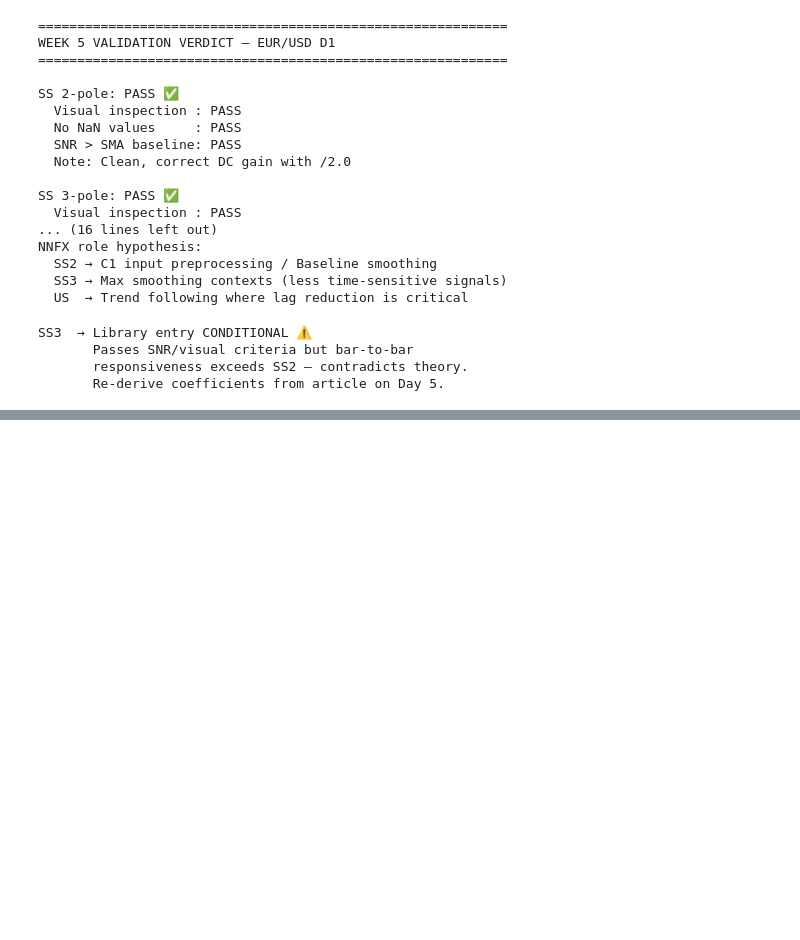
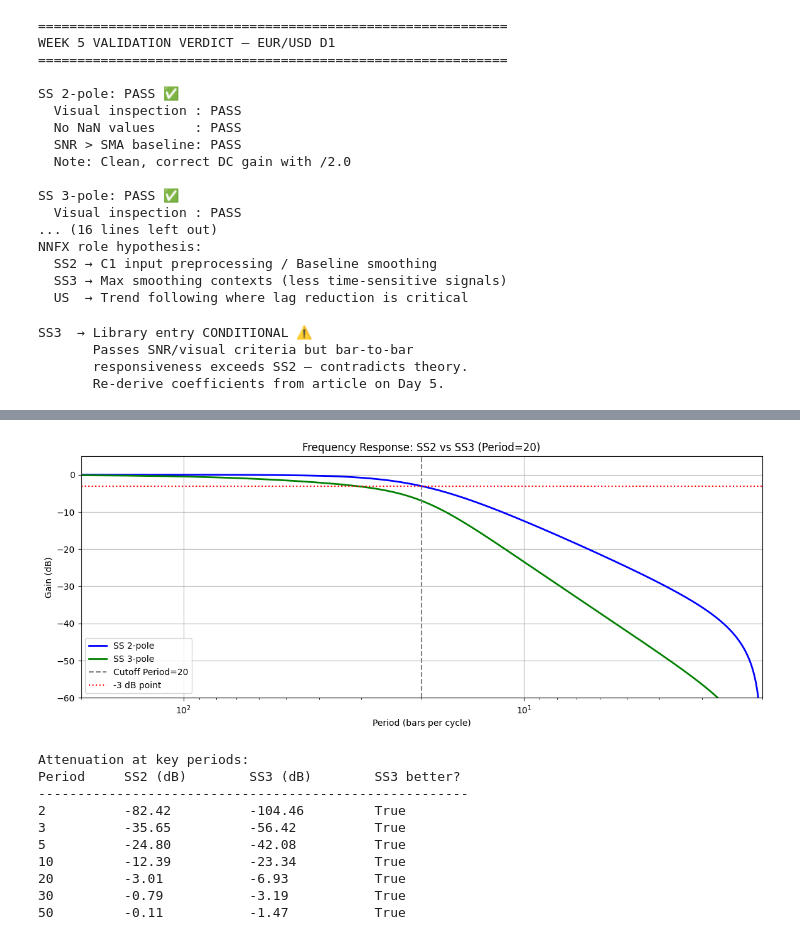
Before and after one commit to eyalperel/fx-trading-systems, a Jupyter notebook: analysis/notebooks/SuperSmoother_Analysis.ipynb, the cells around one changed output, grey strips where cells are left out. Saved outputs shown, nothing was run; the diff lists cells and outputs as text; code cells hidden in the pictures; blank space fills up the shorter version.

```diff
--- a/analysis/notebooks/SuperSmoother_Analysis.ipynb
+++ b/analysis/notebooks/SuperSmoother_Analysis.ipynb
@@ -336,0 +389,75 @@ SS3  → Library entry CONDITIONAL ⚠️
+# %%
+# Investigate SS3 frequency response
+# Compare how much each filter attenuates at different frequencies
+from scipy import signal as sig
+import numpy as np
+
+Period = 20
+fs = 1.0  # 1 sample per bar
+
+# SS2 coefficients
+c1_2 = math.exp(-math.sqrt(2.0) * math.pi / Period)
+b1_2 = 2.0 * c1_2 * math.cos(math.sqrt(2.0) * math.pi / Period)
+c0_2 = (1.0 - b1_2 + c1_2**2) / 2.0
+
+# SS2 as IIR filter: b = feedforward, a = feedback
+b_ss2 = [c0_2, c0_2]
+a_ss2 = [1.0, -b1_2, c1_2**2]
+
+# SS3 coefficients
+a1 = math.exp(-math.pi / Period)
+b1 = 2.0 * a1 * math.cos(math.sqrt(3.0) * math.pi / Period)
+c1_c = b1 + a1
+c2_c = -(b1 * a1 + a1**2)
+c3_c = a1**3
+c0_3 = (1.0 - c1_c - c2_c - c3_c) / 2.0
+
+# SS3 as IIR filter
+b_ss3 = [c0_3, c0_3]
+a_ss3 = [1.0, -c1_c, -c2_c, -c3_c]
+
+# Compute frequency responses
+w2, h2 = sig.freqz(b_ss2, a_ss2, worN=512, fs=fs)
+w3, h3 = sig.freqz(b_ss3, a_ss3, worN=512, fs=fs)
+
+# Convert to period (bars per cycle)
+periods = 1.0 / (w2 + 1e-10)
+
+plt.figure(figsize=(14, 5))
+plt.semilogx(periods, 20*np.log10(np.abs(h2)), 'b-',
+             label='SS 2-pole', linewidth=2)
+plt.semilogx(periods, 20*np.log10(np.abs(h3)), 'g-',
+             label='SS 3-pole', linewidth=2)
+plt.axvline(x=Period, color='gray', linestyle='--', label=f'Cutoff Period={Period}')
+plt.axhline(y=-3, color='red', linestyle=':', label='-3 dB point')
+plt.xlim(2, 200)
+plt.ylim(-60, 5)
+plt.xlabel('Period (bars per cycle)')
+plt.ylabel('Gain (dB)')
+plt.title('Frequency Response: SS2 vs SS3 (Period=20)')
+plt.legend()
+plt.gca().invert_xaxis()
+plt.savefig('SuperSmoother_FreqResponse.png', dpi=150)
+plt.show()
+
+# Print attenuation at key periods
+print(f'Attenuation at key periods:')
+print(f'{"Period":<10} {"SS2 (dB)":<15} {"SS3 (dB)":<15} {"SS3 better?":<15}')
+print(f'{"-"*55}')
+for target_period in [2, 3, 5, 10, 20, 30, 50]:
+    idx = np.argmin(np.abs(periods - target_period))
+    ss2_db = 20*np.log10(np.abs(h2[idx]))
+    ss3_db = 20*np.log10(np.abs(h3[idx]))
+    print(f'{target_period:<10} {ss2_db:<15.2f} {ss3_db:<15.2f} {ss3_db < ss2_db}')
+# %% [output]
+[figure, added]
+Attenuation at key periods:
+Period     SS2 (dB)        SS3 (dB)        SS3 better?
+-------------------------------------------------------
+2          -82.42          -104.46         True
+3          -35.65          -56.42          True
+5          -24.80          -42.08          True
+10         -12.39          -23.34          True
+20         -3.01           -6.93           True
+30         -0.79           -3.19           True
+50         -0.11           -1.47           True
```
Also changed, not shown: parts of 4 cells of this notebook, 1 other file.
